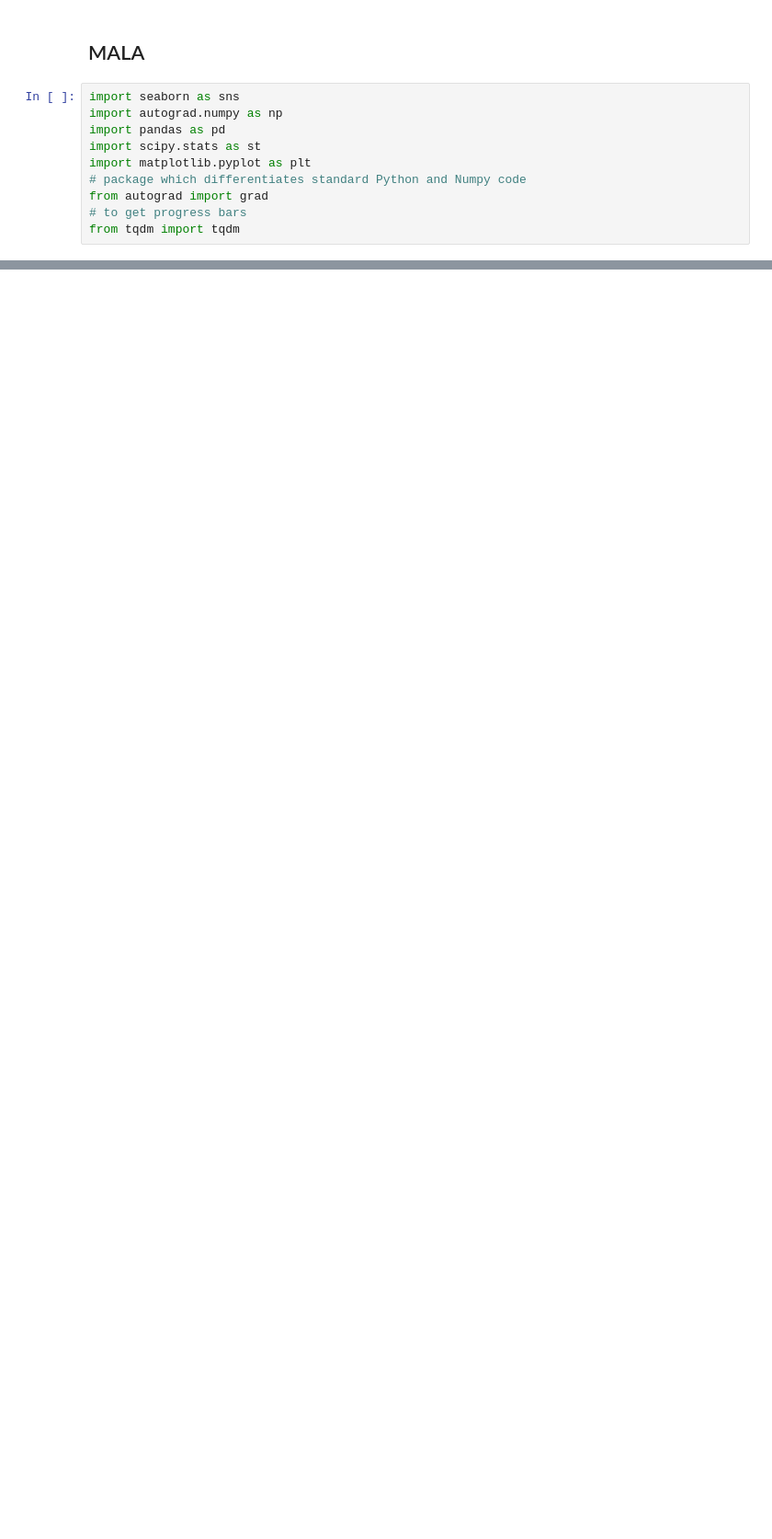
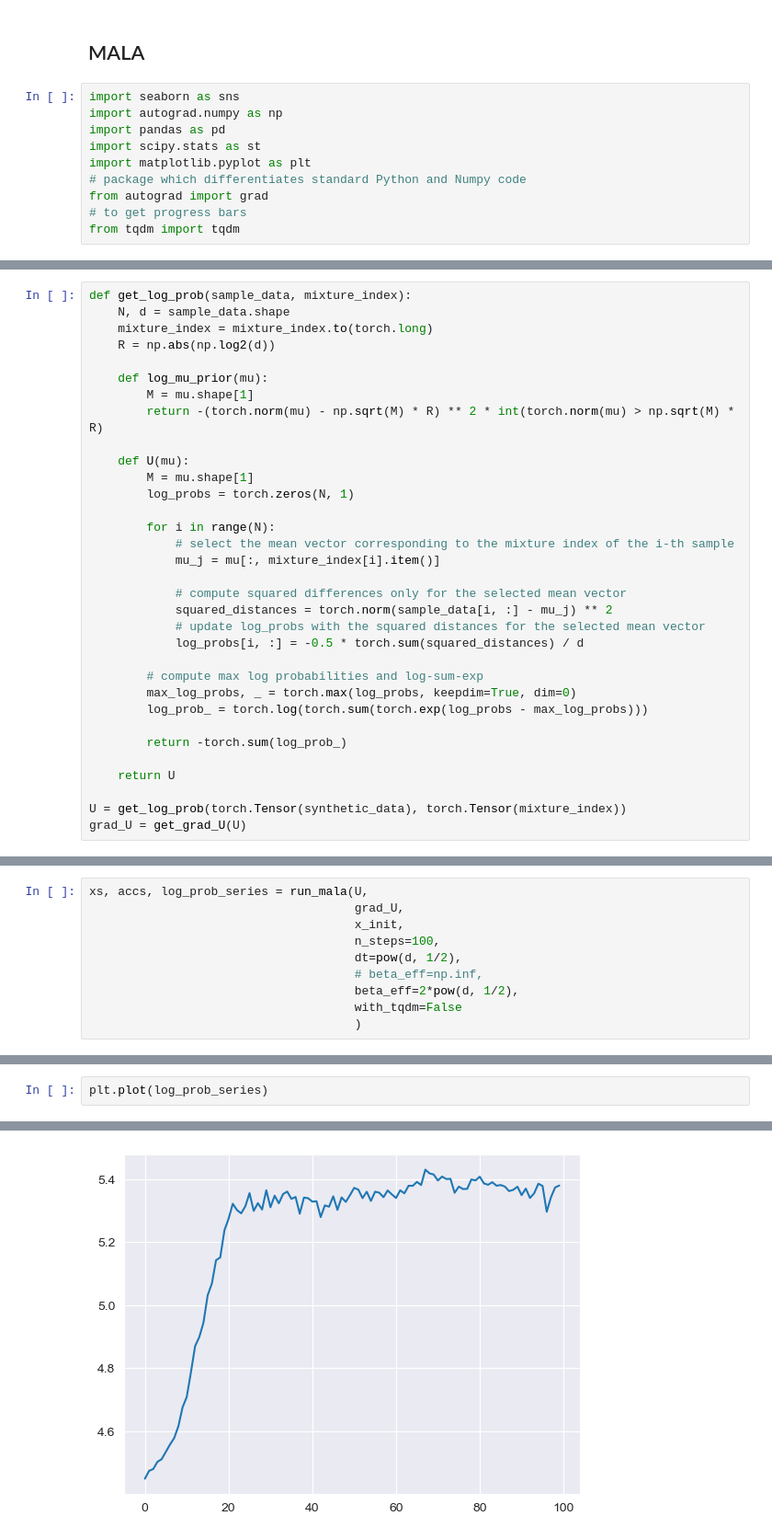
Before and after one commit to IliesElJ/MALA_vs_EM, a Jupyter notebook: gmm_mala_em.ipynb, the cells around one changed output, grey strips where cells are left out. Shown at 92% size. Drawn from its saved outputs; the diff is of its cells as text; blank space fills up the shorter version.

```diff
--- a/gmm_mala_em.ipynb
+++ b/gmm_mala_em.ipynb
@@ -312,3 +380,36 @@ x_init = torch.Tensor(synthetic_data[:M, :].T)
+# %%
+def get_log_prob(sample_data, mixture_index):
+    N, d = sample_data.shape
+    mixture_index = mixture_index.to(torch.long)
+    R = np.abs(np.log2(d))
+
+    def log_mu_prior(mu):
+        M = mu.shape[1]
+        return -(torch.norm(mu) - np.sqrt(M) * R) ** 2 * int(torch.norm(mu) > np.sqrt(M) * R)
+
+    def U(mu):
+        M = mu.shape[1]
+        log_probs = torch.zeros(N, 1)
+
+        for i in range(N):
+            # select the mean vector corresponding to the mixture index of the i-th sample
+            mu_j = mu[:, mixture_index[i].item()]
+
+            # compute squared differences only for the selected mean vector
+            squared_distances = torch.norm(sample_data[i, :] - mu_j) ** 2
+            # update log_probs with the squared distances for the selected mean vector
+            log_probs[i, :] = -0.5 * torch.sum(squared_distances) / d
+
+        # compute max log probabilities and log-sum-exp
+        max_log_probs, _ = torch.max(log_probs, keepdim=True, dim=0)
+        log_prob_ = torch.log(torch.sum(torch.exp(log_probs - max_log_probs)))
+
+        return -torch.sum(log_prob_)
+
+    return U
+
+U = get_log_prob(torch.Tensor(synthetic_data), torch.Tensor(mixture_index))
+grad_U = get_grad_U(U)
 # %%
 U(x_init)
 # %% [output]
@@ -347,0 +421,10 @@ array([[ 4.34447065,  4.48094851, -4.16153257],
+# %%
+xs, accs, log_prob_series = run_mala(U,
+                                     grad_U,
+                                     x_init,
+                                     n_steps=100,
+                                     dt=pow(d, 1/2),
+                                     # beta_eff=np.inf,
+                                     beta_eff=2*pow(d, 1/2),
+                                     with_tqdm=False
+                                     )
@@ -347,0 +449,3 @@ array([[ 4.34447065,  4.48094851, -4.16153257],
+# %%
+plt.plot(log_prob_series)
+# %% [output]
@@ -347,0 +453 @@ array([[ 4.34447065,  4.48094851, -4.16153257],
+[figure, added]
```
Also changed, not shown: parts of 29 cells of this notebook, 2 other files.
